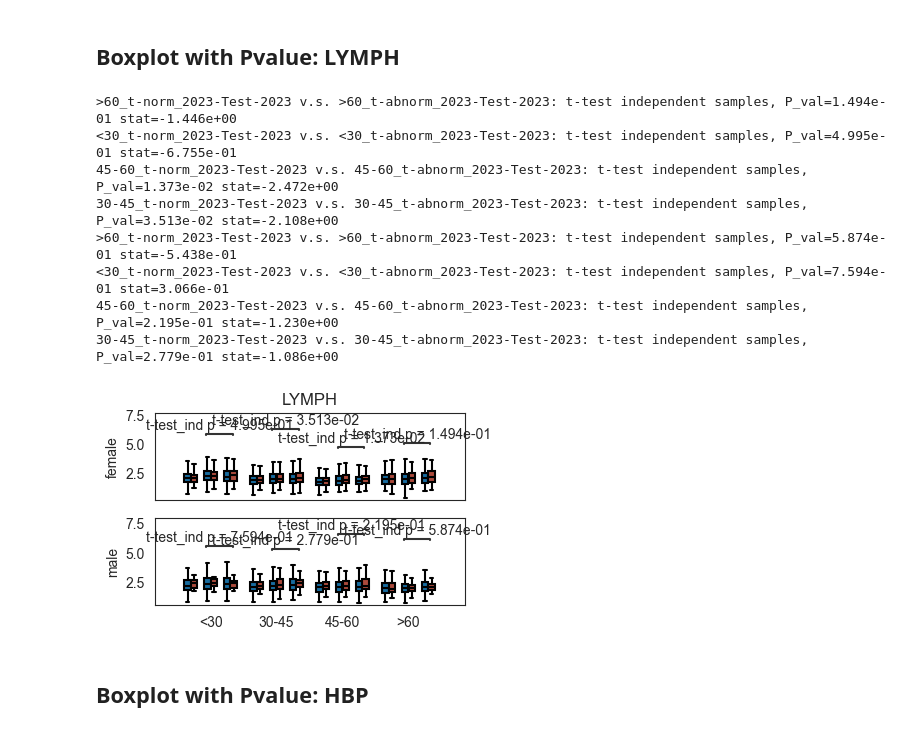
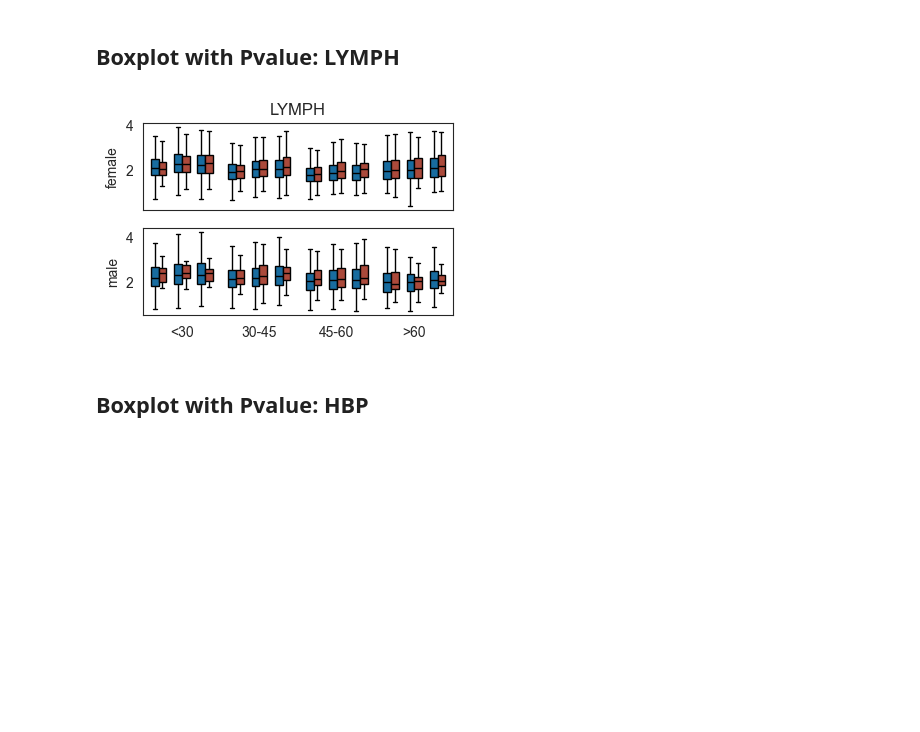
Before and after one commit to huboqiang/healthman, a Jupyter notebook: Figure6_T-wave-xgb.ipynb, the cells around one changed output. Cells and saved outputs as stored; diff of their text form; code cells hidden in the pictures; blank space fills up the shorter version.

```diff
--- a/Figure6_T-wave-xgb.ipynb
+++ b/Figure6_T-wave-xgb.ipynb
@@ -304,52 +304,44 @@ hue_order = [
     "t-norm_2023-Control-2021","t-abnorm_2023-Control-2021", "",
     "t-norm_2023-Control-2022","t-abnorm_2023-Control-2022","",
     "t-norm_2023-Test-2023",   "t-abnorm_2023-Test-2023"
 ]
 pal = [
         "#0172B6", "#BD3C29", "#000000",
         "#0172B6", "#BD3C29", "#000000",
         "#0172B6", "#BD3C29"
 ]
 
 tag = "v9055"
 fig = plt.figure(figsize=(4,2.5))
 for idx,gender in enumerate(["female", "male"]):
     ax = fig.add_subplot(2,1,1+idx)
     sns.boxplot(df_t_group[(df_t_group["gender"]==gender)], x="age_groups",
                 order=l_age_groups,
                 hue="group_each_year", y=tag, showfliers = False,
                 hue_order=hue_order, palette=pal, ax=ax)
 
     ax.get_legend().remove()
     ax.set_xlabel("")
     ax.set_ylabel(gender)
     if idx < 1:
         ax.set_xticks([])
         ax.set_xticklabels([])
         ax.set_title(parse_dict_with_default(tag, rename_dict))
 
-    add_stat_annotation(ax, data=df_t_group[(df_t_group["gender"]==gender)], x="age_groups", order=l_age_groups,
-                hue="group_each_year",y=tag,
-                box_pairs=[
-                        ((">60", "t-norm_2023-Test-2023"), (">60", "t-abnorm_2023-Test-2023")),
-                        (("45-60", "t-norm_2023-Test-2023"), ("45-60", "t-abnorm_2023-Test-2023")),
-                        (("30-45", "t-norm_2023-Test-2023"), ("30-45", "t-abnorm_2023-Test-2023")),
-                        (("<30", "t-norm_2023-Test-2023"), ("<30", "t-abnorm_2023-Test-2023")),
-                ],
-                test='t-test_ind', text_format='full', loc='inside', verbose=2, comparisons_correction=None
-    )
+    # add_stat_annotation(ax, data=df_t_group[(df_t_group["gender"]==gender)], x="age_groups", order=l_age_groups,
+    #             hue="group_each_year",y=tag,
+    #             box_pairs=[
+    #                     ((">60", "t-norm_2023-Test-2023"), (">60", "t-abnorm_2023-Test-2023")),
+    #                     (("45-60", "t-norm_2023-Test-2023"), ("45-60", "t-abnorm_2023-Test-2023")),
+    #                     (("30-45", "t-norm_2023-Test-2023"), ("30-45", "t-abnorm_2023-Test-2023")),
+    #                     (("<30", "t-norm_2023-Test-2023"), ("<30", "t-abnorm_2023-Test-2023")),
+    #             ],
+    #             test='t-test_ind', text_format='full', loc='inside', verbose=2, comparisons_correction=None
+    # )
 
 fig.savefig(f"{workdir}/Figure4_C.pdf")
 # %% [output]
->60_t-norm_2023-Test-2023 v.s. >60_t-abnorm_2023-Test-2023: t-test independent samples, P_val=1.494e-01 stat=-1.446e+00
-<30_t-norm_2023-Test-2023 v.s. <30_t-abnorm_2023-Test-2023: t-test independent samples, P_val=4.995e-01 stat=-6.755e-01
-45-60_t-norm_2023-Test-2023 v.s. 45-60_t-abnorm_2023-Test-2023: t-test independent samples, P_val=1.373e-02 stat=-2.472e+00
-30-45_t-norm_2023-Test-2023 v.s. 30-45_t-abnorm_2023-Test-2023: t-test independent samples, P_val=3.513e-02 stat=-2.108e+00
->60_t-norm_2023-Test-2023 v.s. >60_t-abnorm_2023-Test-2023: t-test independent samples, P_val=5.874e-01 stat=-5.438e-01
-<30_t-norm_2023-Test-2023 v.s. <30_t-abnorm_2023-Test-2023: t-test independent samples, P_val=7.594e-01 stat=3.066e-01
-45-60_t-norm_2023-Test-2023 v.s. 45-60_t-abnorm_2023-Test-2023: t-test independent samples, P_val=2.195e-01 stat=-1.230e+00
-30-45_t-norm_2023-Test-2023 v.s. 30-45_t-abnorm_2023-Test-2023: t-test independent samples, P_val=2.779e-01 stat=-1.086e+00
-[figure, old version]
+[figure, new version]
 # %% [markdown]
 ## Boxplot with Pvalue: HBP
 # %%
```
Also changed, not shown: parts of 11 cells of this notebook, 10 other files.
